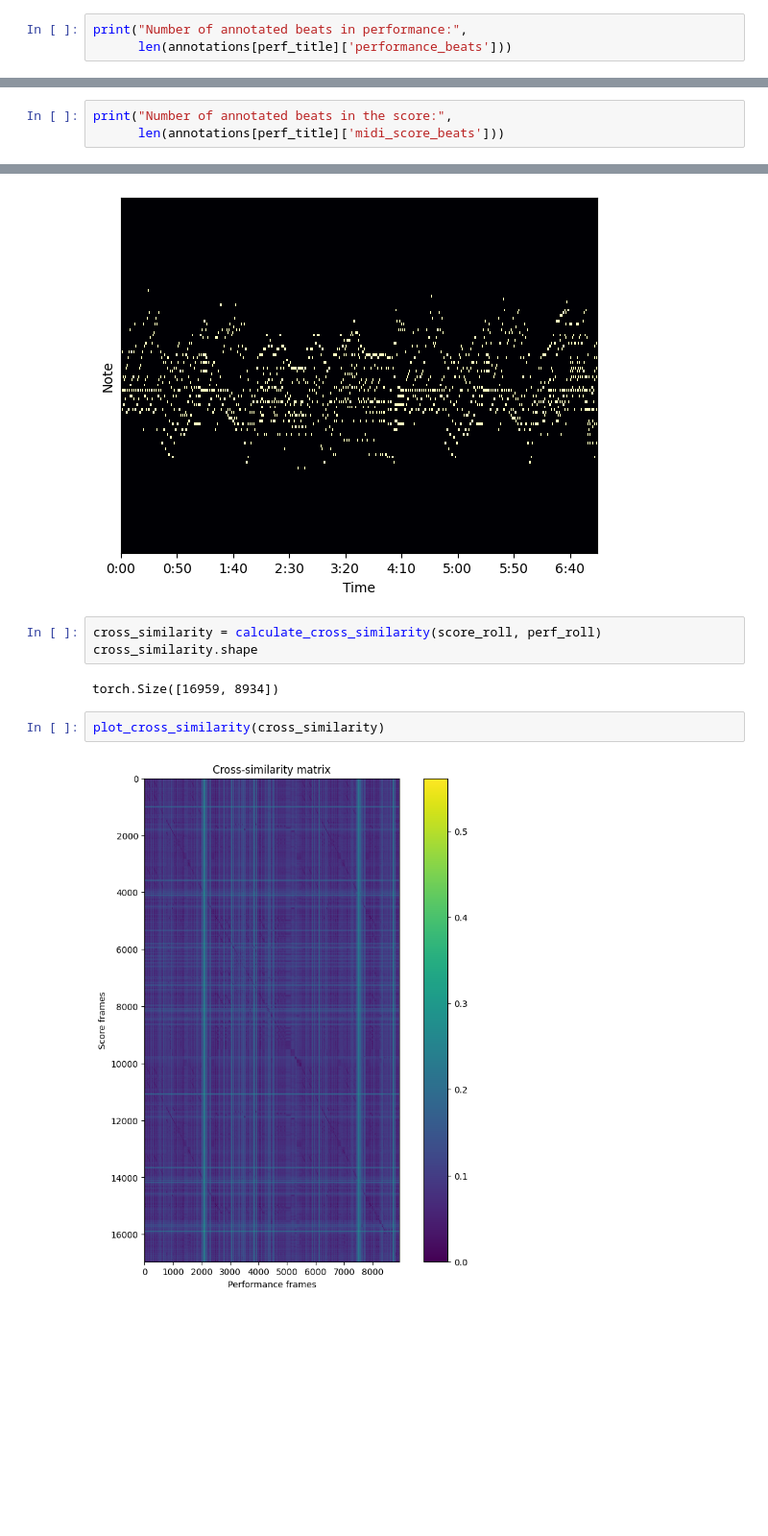
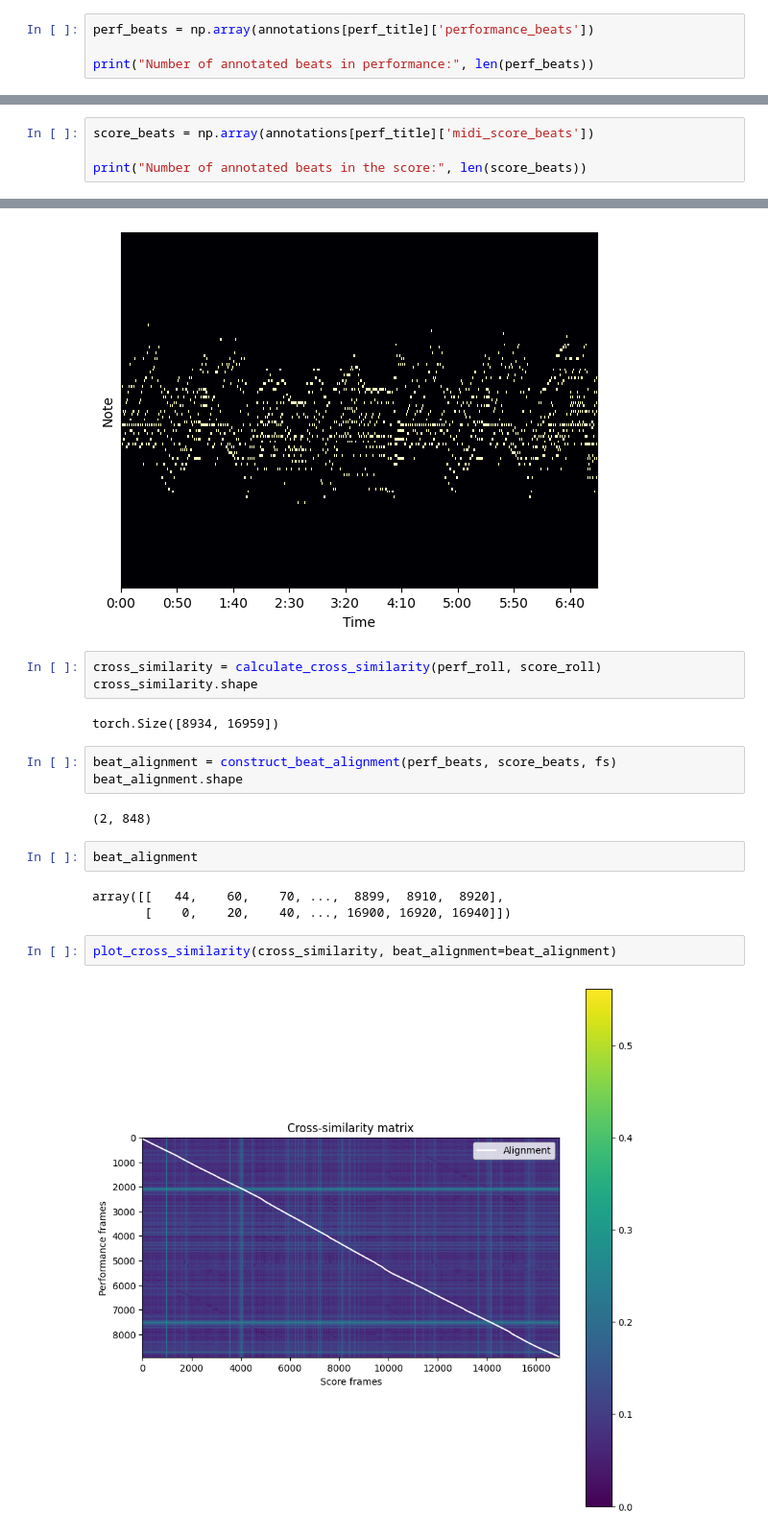
Before and after one commit to realfolkcode/dcnn-alignment, a Jupyter notebook: notebooks/data_exploration.ipynb, the cells around one changed output, grey strips where cells are left out. Shown at 96% size. Saved outputs shown, nothing was run; the diff lists cells and outputs as text; blank space fills up the shorter version.

Commit message:
Plot beat alignment

```diff
--- a/notebooks/data_exploration.ipynb
+++ b/notebooks/data_exploration.ipynb
@@ -52,13 +53,15 @@ list(annotations[perf_title].keys())
  'downbeats_score_map',
  'score_and_performance_aligned']
 # %%
-print("Number of annotated beats in performance:",
-      len(annotations[perf_title]['performance_beats']))
+perf_beats = np.array(annotations[perf_title]['performance_beats'])
+
+print("Number of annotated beats in performance:", len(perf_beats))
 # %% [output]
 Number of annotated beats in performance: 848
 # %%
-print("Number of annotated beats in the score:",
-      len(annotations[perf_title]['midi_score_beats']))
+score_beats = np.array(annotations[perf_title]['midi_score_beats'])
+
+print("Number of annotated beats in the score:", len(score_beats))
 # %% [output]
 Number of annotated beats in the score: 848
 # %% [markdown]
@@ -85,14 +88,24 @@ plot_piano_roll(score_roll, fs)
 # %% [output]
 [figure]
 # %%
-cross_similarity = calculate_cross_similarity(score_roll, perf_roll)
+cross_similarity = calculate_cross_similarity(perf_roll, score_roll)
 cross_similarity.shape
 # %% [output]
-torch.Size([16959, 8934])
+torch.Size([8934, 16959])
+# %%
+beat_alignment = construct_beat_alignment(perf_beats, score_beats, fs)
+beat_alignment.shape
+# %% [output]
+(2, 848)
+# %%
+beat_alignment
+# %% [output]
+array([[   44,    60,    70, ...,  8899,  8910,  8920],
+       [    0,    20,    40, ..., 16900, 16920, 16940]])
 # %%
-plot_cross_similarity(cross_similarity)
+plot_cross_similarity(cross_similarity, beat_alignment=beat_alignment)
 # %% [output]
-[figure, old version]
+[figure, new version]
 # %%
 cross_similarity
 # %% [output]
```
Also changed, not shown: parts of 2 cells of this notebook, 2 other files.
